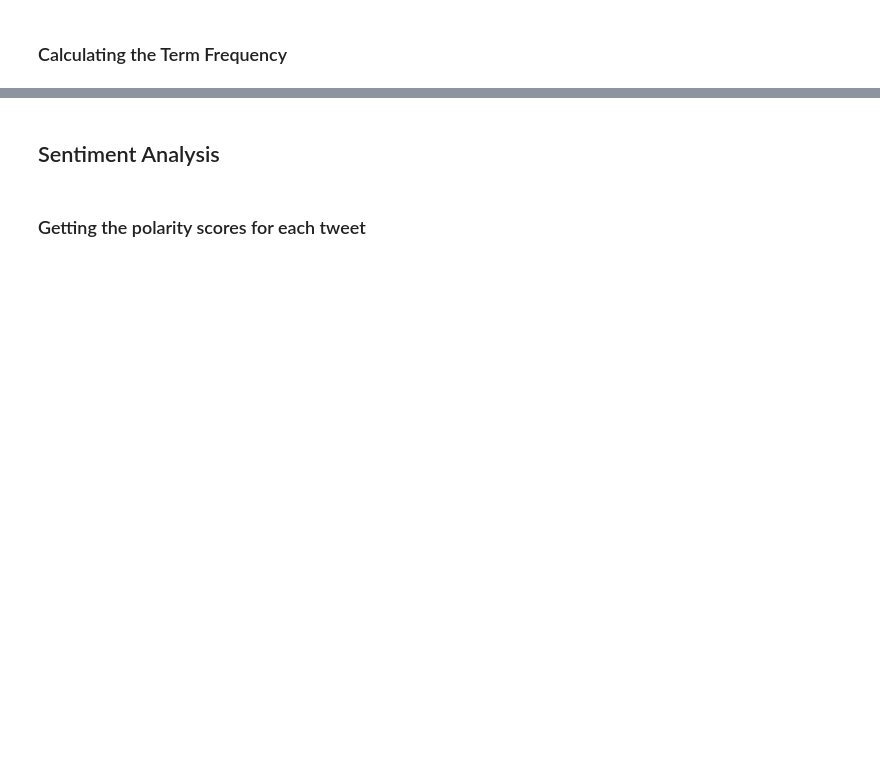
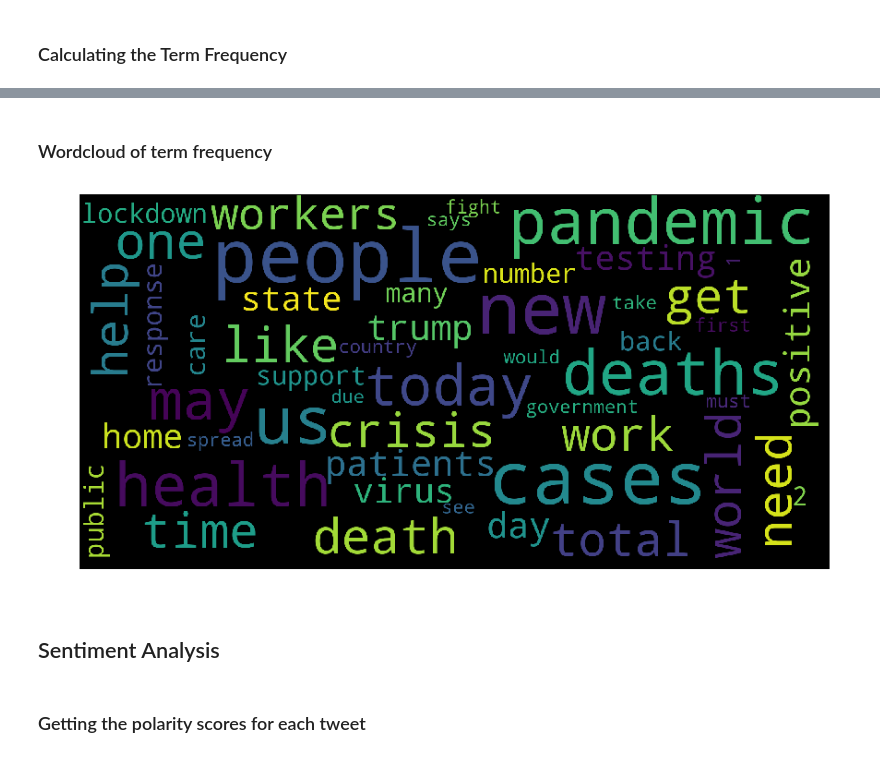
Before and after one commit to Rrishik/COVID-19-tweets, a Jupyter notebook: Statistical and Sentiment Analysis.ipynb, the cells around one changed output, grey strips where cells are left out. Cells and saved outputs as stored; diff of their text form; code cells hidden in the pictures; blank space fills up the shorter version.

```diff
--- a/Statistical and Sentiment Analysis.ipynb
+++ b/Statistical and Sentiment Analysis.ipynb
@@ -276,21 +266,29 @@ plt.savefig(main_dir + 'outputs/wordcount_bar.png')
+# %% [markdown]
+### Wordcloud of term frequency
 # %%
+stop_words = set(stopwords.words('english'))
+stop_words.update(['coronavirusoutbreak', 'coronavirusPandemic', 'covid_19', 'epitwitter', 'ihavecorona', 'amp', 'coronavirus', 'covid19', 'covid-19'])
+
 wordcloud = WordCloud(
     background_color='black',
     max_words=50,
     max_font_size=40,
     scale=5,
     random_state=1,
     collocations=False,
+    stopwords=stop_words,
     normalize_plurals=False
-).generate(' '.join(word_list))
+).generate_from_frequencies(frequencies = dict(zip(counts_df.word, counts_df.frequency)))
 
 
 plt.figure(figsize = (12, 10), facecolor = None)
 plt.imshow(wordcloud)
 plt.axis("off")
 plt.tight_layout(pad = 0)
 
 plt.savefig(main_dir + 'outputs/wordcloud.png')
+# %% [output]
+[figure, added]
 # %% [markdown]
 ## Sentiment Analysis
 # %% [markdown]
```
Also changed, not shown: parts of 28 cells of this notebook, 13 other files.
